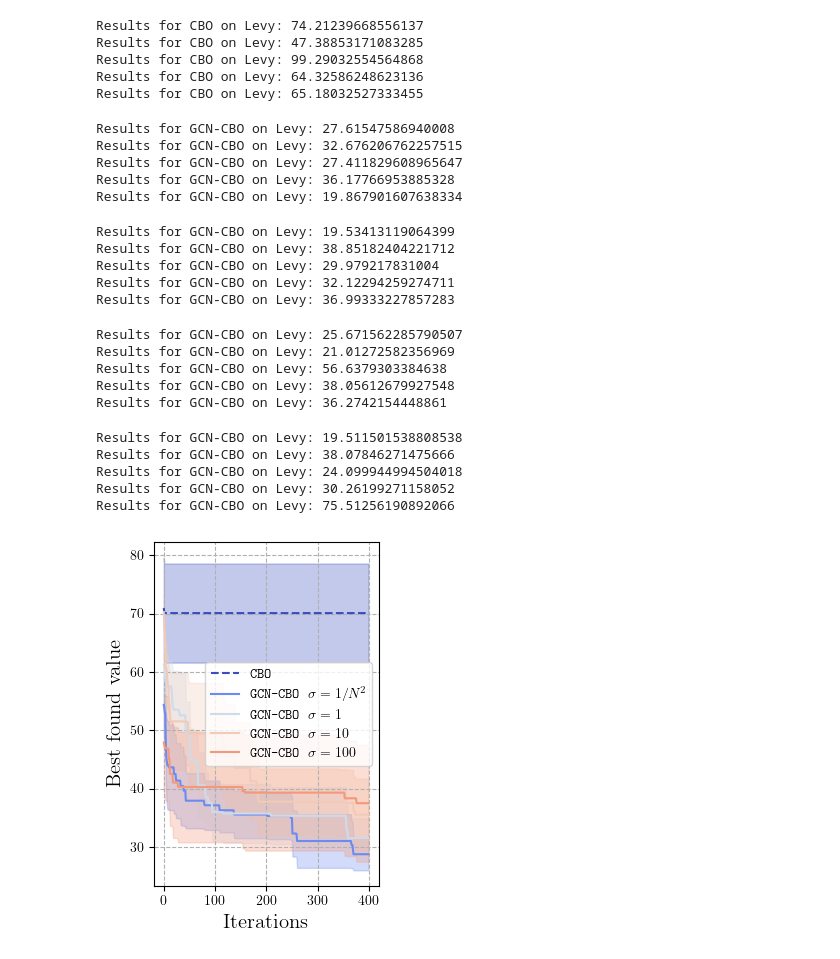
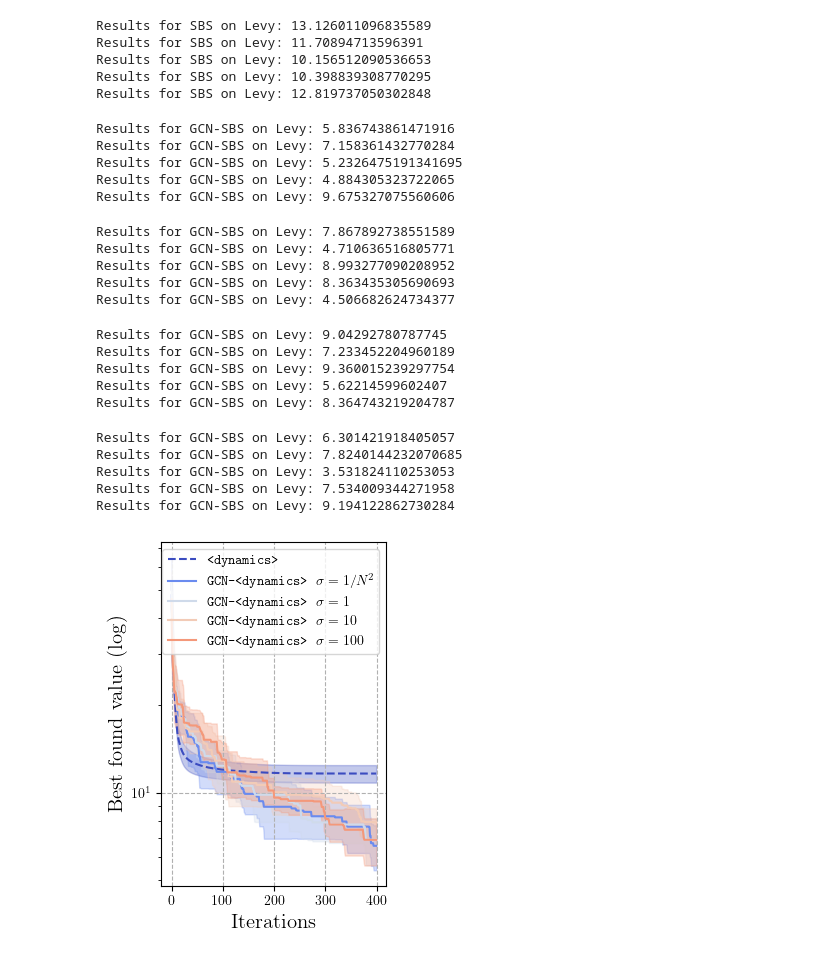
Before and after one commit to gaetanserre/GOB, a Jupyter notebook: exps/notebooks/GCN/GCN.ipynb, the cells around one changed output. Cells and saved outputs as stored; diff of their text form; code cells hidden in the pictures.

```diff
--- a/exps/notebooks/GCN/GCN.ipynb
+++ b/exps/notebooks/GCN/GCN.ipynb
@@ -67,9 +67,9 @@ iter = 400
 verbose = False
 n_runs = 5
 independent_noise = True
-wrapper = MinWrapper
-alg = CBO
-gcn_alg = lambda sigma_noise: GCN_CBO(bounds=bounds, n_particles=n_particles, iter=iter, sigma_noise=sigma_noise, verbose=verbose)
+wrapper = MinWrapperGrad
+alg = SBS
+gcn_alg = lambda sigma_noise: GCN_SBS(bounds=bounds, n_particles=n_particles, iter=iter, sigma_noise=sigma_noise, verbose=verbose)
 sigma = 1 / n_particles ** 2 if alg == SBS else 5.1
 # %%
 mins = []
@@ -84,11 +84,11 @@ for i in range(n_runs):
 format_results(mins)
 mins = np.array(mins)
 # %% [output]
-Results for CBO on Levy: 74.21239668556137
-Results for CBO on Levy: 47.38853171083285
-Results for CBO on Levy: 99.29032554564868
-Results for CBO on Levy: 64.32586248623136
-Results for CBO on Levy: 65.18032527333455
+Results for SBS on Levy: 13.126011096835589
+Results for SBS on Levy: 11.70894713596391
+Results for SBS on Levy: 10.156512090536653
+Results for SBS on Levy: 10.398839308770295
+Results for SBS on Levy: 12.819737050302848
 # %%
 mins_sigma = []
 for i in range(n_runs):
@@ -102,11 +102,11 @@ for i in range(n_runs):
 format_results(mins_sigma)
 mins_sigma = np.array(mins_sigma)
 # %% [output]
-Results for GCN-CBO on Levy: 27.61547586940008
-Results for GCN-CBO on Levy: 32.676206762257515
-Results for GCN-CBO on Levy: 27.411829608965647
-Results for GCN-CBO on Levy: 36.17766953885328
-Results for GCN-CBO on Levy: 19.867901607638334
+Results for GCN-SBS on Levy: 5.836743861471916
+Results for GCN-SBS on Levy: 7.158361432770284
+Results for GCN-SBS on Levy: 5.2326475191341695
+Results for GCN-SBS on Levy: 4.884305323722065
+Results for GCN-SBS on Levy: 9.675327075560606
 # %%
 mins_sigma_1 = []
 for i in range(n_runs):
@@ -120,11 +120,11 @@ for i in range(n_runs):
 format_results(mins_sigma_1)
 mins_sigma_1 = np.array(mins_sigma_1)
 # %% [output]
-Results for GCN-CBO on Levy: 19.53413119064399
-Results for GCN-CBO on Levy: 38.85182404221712
-Results for GCN-CBO on Levy: 29.979217831004
-Results for GCN-CBO on Levy: 32.12294259274711
-Results for GCN-CBO on Levy: 36.99333227857283
+Results for GCN-SBS on Levy: 7.867892738551589
+Results for GCN-SBS on Levy: 4.710636516805771
+Results for GCN-SBS on Levy: 8.993277090208952
+Results for GCN-SBS on Levy: 8.363435305690693
+Results for GCN-SBS on Levy: 4.506682624734377
 # %%
 mins_sigma_10 = []
 for i in range(n_runs):
@@ -138,11 +138,11 @@ for i in range(n_runs):
 format_results(mins_sigma_10)
 mins_sigma_10 = np.array(mins_sigma_10)
 # %% [output]
-Results for GCN-CBO on Levy: 25.671562285790507
-Results for GCN-CBO on Levy: 21.01272582356969
-Results for GCN-CBO on Levy: 56.6379303384638
-Results for GCN-CBO on Levy: 38.05612679927548
-Results for GCN-CBO on Levy: 36.2742154448861
+Results for GCN-SBS on Levy: 9.04292780787745
+Results for GCN-SBS on Levy: 7.233452204960189
+Results for GCN-SBS on Levy: 9.360015239297754
+Results for GCN-SBS on Levy: 5.62214599602407
+Results for GCN-SBS on Levy: 8.364743219204787
 # %%
 mins_sigma_100 = []
 for i in range(n_runs):
@@ -156,11 +156,11 @@ for i in range(n_runs):
 format_results(mins_sigma_100)
 mins_sigma_100 = np.array(mins_sigma_100)
 # %% [output]
-Results for GCN-CBO on Levy: 19.511501538808538
-Results for GCN-CBO on Levy: 38.07846271475666
-Results for GCN-CBO on Levy: 24.099944994504018
-Results for GCN-CBO on Levy: 30.26199271158052
-Results for GCN-CBO on Levy: 75.51256190892066
+Results for GCN-SBS on Levy: 6.301421918405057
+Results for GCN-SBS on Levy: 7.8240144232070685
+Results for GCN-SBS on Levy: 3.531824110253053
+Results for GCN-SBS on Levy: 7.534009344271958
+Results for GCN-SBS on Levy: 9.194122862730284
 # %%
 latex_label = lambda s: r"\texttt{" + s.replace("_", r"\_") + "}"
 
@@ -175,9 +175,9 @@ c5 = cmap(0.75)
 
 fig, ax = plt.subplots(figsize=(3, 4))
 
-alg_name = str(alg([]))
-gcn_alg_name = str(gcn_alg(0))
-coeff = 2
+alg_name = "<dynamics>"
+gcn_alg_name = "GCN-<dynamics>"
+coeff = 1.5
 
 mean = mins.mean(axis=0)
 std = mins.std(axis=0)
@@ -195,33 +195,33 @@ ax.plot(mean, label=latex_label(gcn_alg_name + r" $\sigma = 1$"), linestyle="-",
 ax.fill_between(range(iter), mean - (std / coeff), mean + (std / coeff), alpha=0.3, color=c3)
 
 mean = mins_sigma_10.mean(axis=0)
 std = mins_sigma_10.std(axis=0)
 ax.plot(mean, label=latex_label(gcn_alg_name + r" $\sigma = 10$"), linestyle="-", c=c4)
 ax.fill_between(range(iter), mean - (std / coeff), mean + (std / coeff), alpha=0.3, color=c4)
 
 mean = mins_sigma_100.mean(axis=0)
 std = mins_sigma_100.std(axis=0)
 ax.plot(mean, label=latex_label(gcn_alg_name + r" $\sigma = 100$"), linestyle="-", c=c5)
 ax.fill_between(range(iter), mean - (std / coeff), mean + (std / coeff), alpha=0.3, color=c5)
 
 ax.set_xlabel(r"$\textrm{Iterations}$", fontsize=15)
-ax.set_ylabel(r"$\textrm{Best found value}$", fontsize=15)
+ax.set_ylabel(r"$\textrm{Best found value } (\log)$", fontsize=15)
 
-#ax.set_yscale("log")
+ax.set_yscale("log")
 
 ax.grid(linestyle="--")
 ax.legend(
     #loc="center right",
 )
 
 fig.subplots_adjust(
     left=0.2,
     bottom=0.13,
     right=0.95,
     top=0.99
 )
 
 in_status = "IN" if independent_noise else "no_IN"
 plt.savefig(f"{alg_name}_vs_gcn_{g}_{in_status}.pdf")
 # %% [output]
-[figure, old version]
+[figure, new version]
```
Also changed, not shown: 5 other files.
